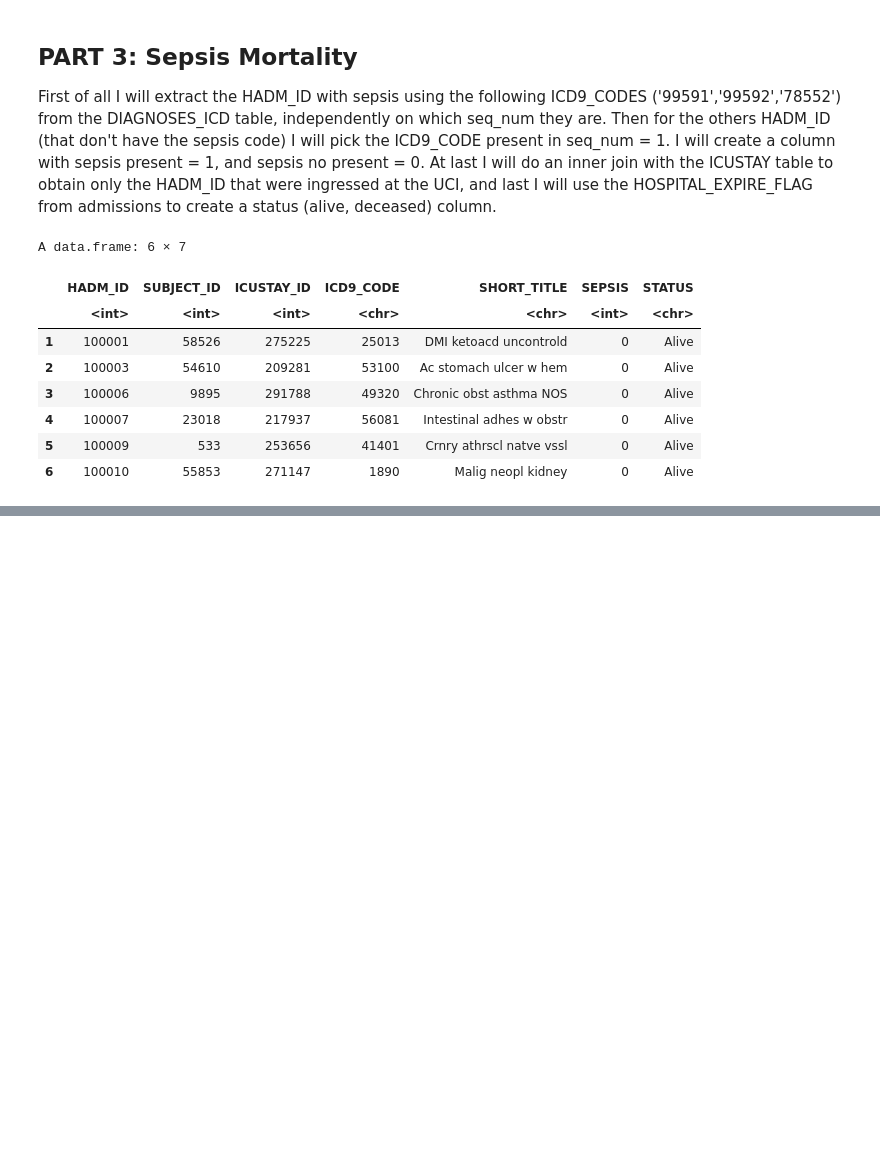
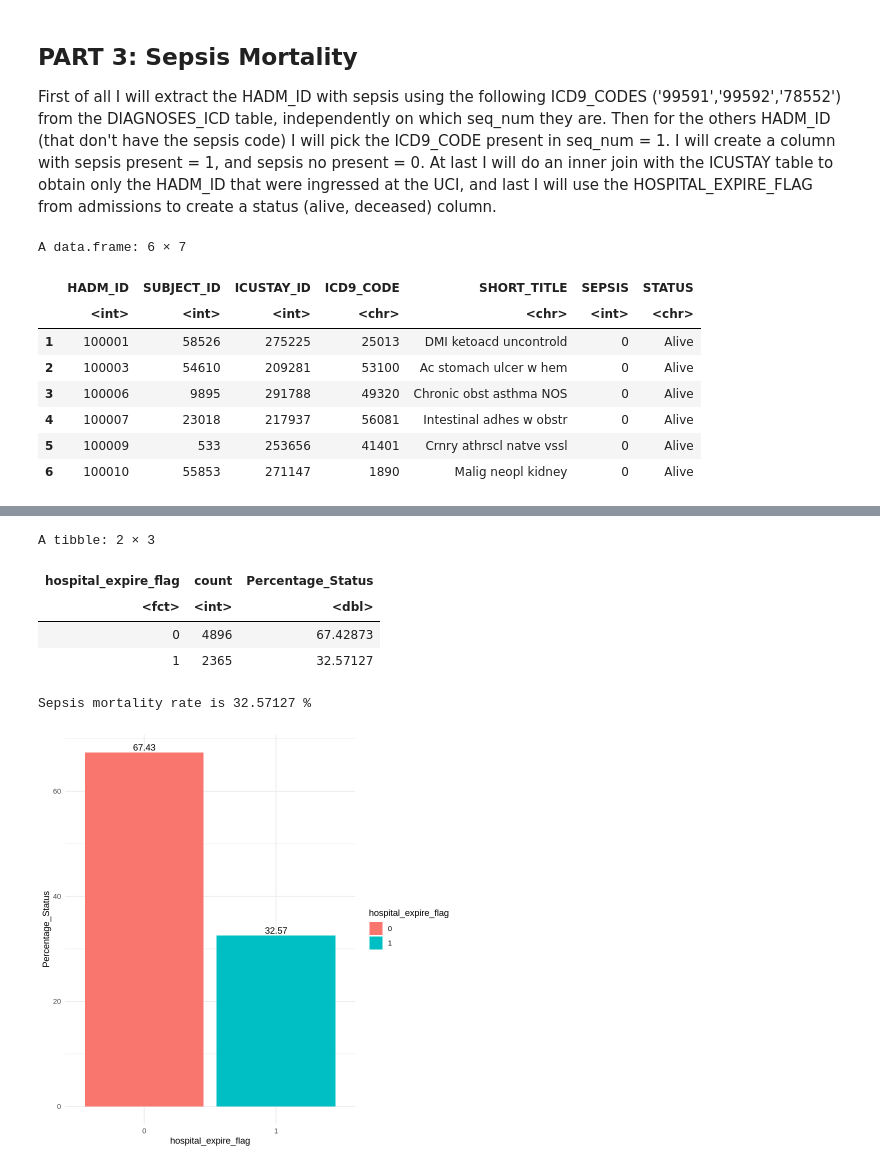
Before and after one commit to Blanqui04/EHR-A3-Group-B, a Jupyter notebook: analysis/Activity-A3.ipynb, the cells around one changed output, grey strips where cells are left out. Drawn from its saved outputs; the diff is of its cells as text; code cells hidden in the pictures; blank space fills up the shorter version.

Commit message:
Mortalitat calculada amb la cohort de la part 2

```diff
--- a/analysis/Activity-A3.ipynb
+++ b/analysis/Activity-A3.ipynb
@@ -251,0 +286,7 @@ A tibble: 2 × 3
+# %%
+#Enrecordeu-vos de tractar les columnes de factor com a tal
+head(cohort_sepsis)
+
+fact_cols <- c('hadm_id', 'subject_id', 'icustay_id', 'hospital_expire_flag', 'sepsis')
+cohort_sepsis[fact_cols] = lapply(cohort_sepsis[fact_cols],as.factor)
+head(cohort_sepsis)
@@ -251,0 +312,32 @@ A tibble: 2 × 3
+# %%
+#With sepsis
+df2 <- cohort_sepsis%>%
+    filter(sepsis == 1) %>%
+    select(hospital_expire_flag) %>%
+    group_by(hospital_expire_flag)%>%
+    summarise(count = n())%>%
+    mutate(Percentage_Status = count / sum(count) * 100)
+head(df2)
+
+mortality_sepsis <- df2 %>%
+  filter(hospital_expire_flag == 1) %>%
+  pull(Percentage_Status)
+cat("Sepsis mortality rate is", mortality_sepsis, "%")
+
+ggplot(df2,
+       aes(x=hospital_expire_flag,
+           y=Percentage_Status,
+           fill = hospital_expire_flag,
+           label=round(Percentage_Status,2))
+       ) +
+  geom_col() +
+  geom_text(position=position_dodge(0.5), vjust=-0.25) +
+  theme_minimal()
+# %% [output]
+A tibble: 2 × 3
+| hospital_expire_flag | count | Percentage_Status |
+| <fct> | <int> | <dbl> |
+| 0 | 4896 | 67.42873 |
+| 1 | 2365 | 32.57127 |
+Sepsis mortality rate is 32.57127 %
+[figure, added]
```
Also changed, not shown: parts of 7 cells of this notebook, 1 other file.
